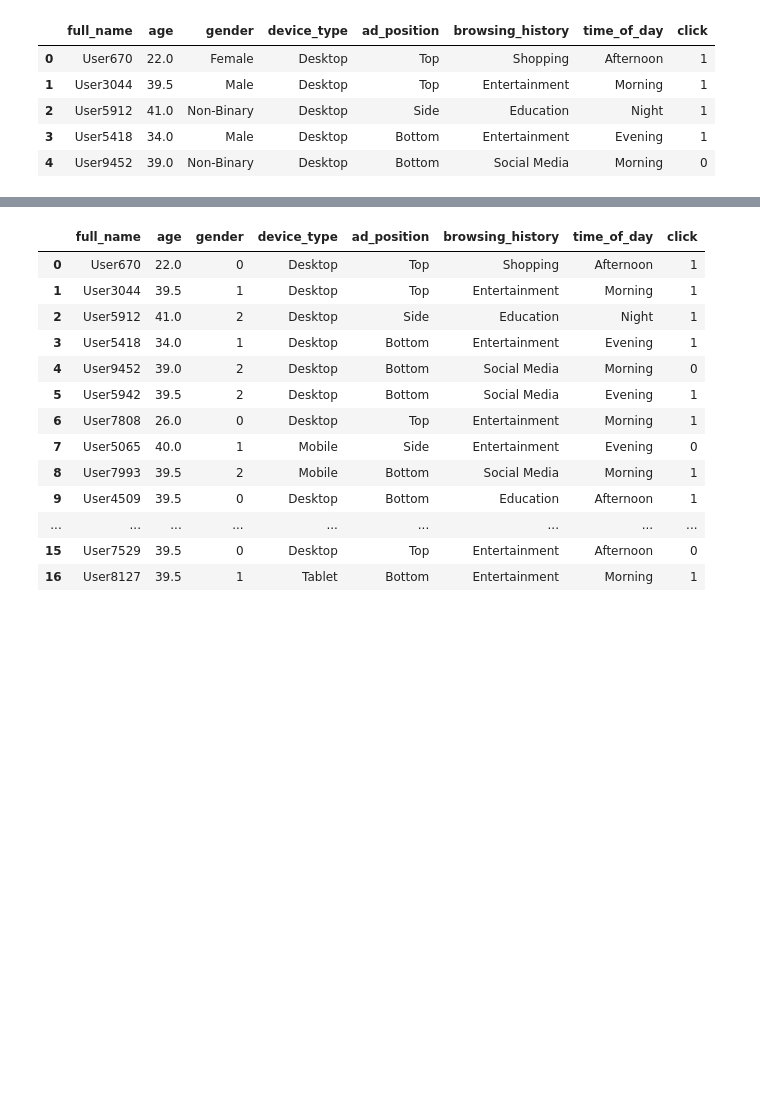
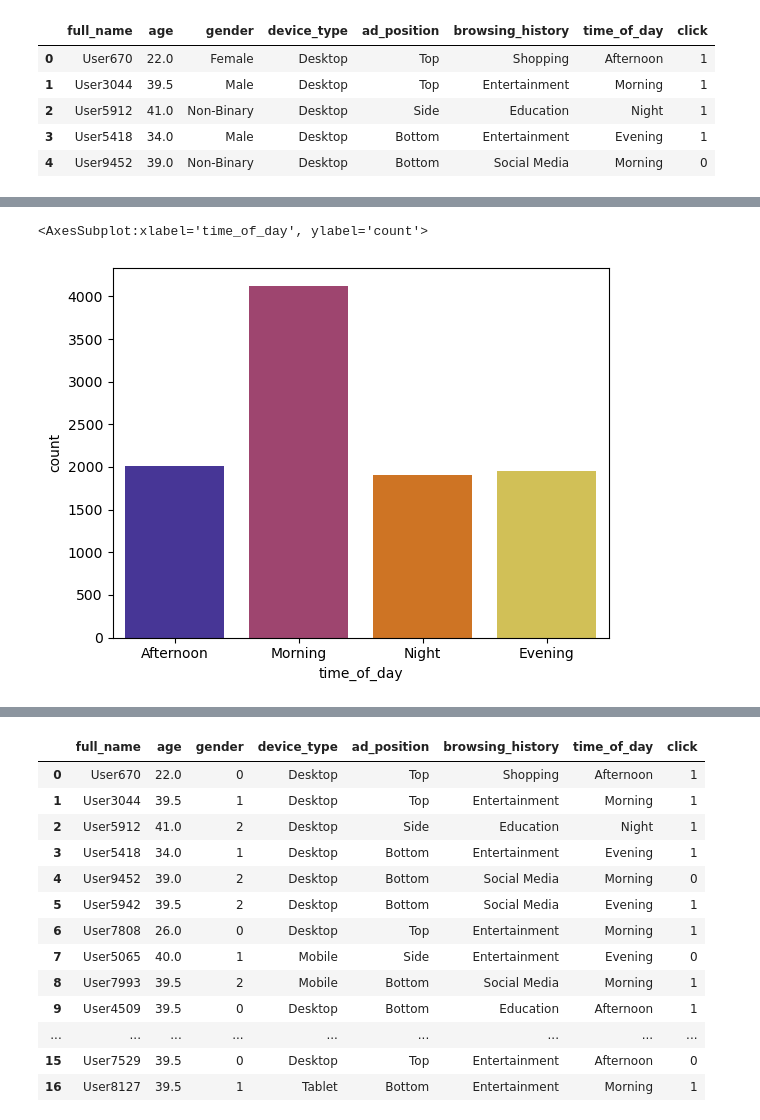
Before and after one commit to devidd22/SimpleMachineLearning, a Jupyter notebook: Proiect12/proiect.ipynb, the cells around one changed output, grey strips where cells are left out. Drawn from its saved outputs; the diff is of its cells as text; code cells hidden in the pictures; blank space fills up the shorter version.

```diff
--- a/Proiect12/proiect.ipynb
+++ b/Proiect12/proiect.ipynb
@@ -123,0 +139,5 @@ df.head()
+# %%
+sns.countplot(x = 'time_of_day', data = df, palette='CMRmap', hue = 'time_of_day')
+# %% [output]
+<AxesSubplot:xlabel='time_of_day', ylabel='count'>
+[figure, added]
```
Also changed, not shown: parts of 5 cells of this notebook, 6 other files.
